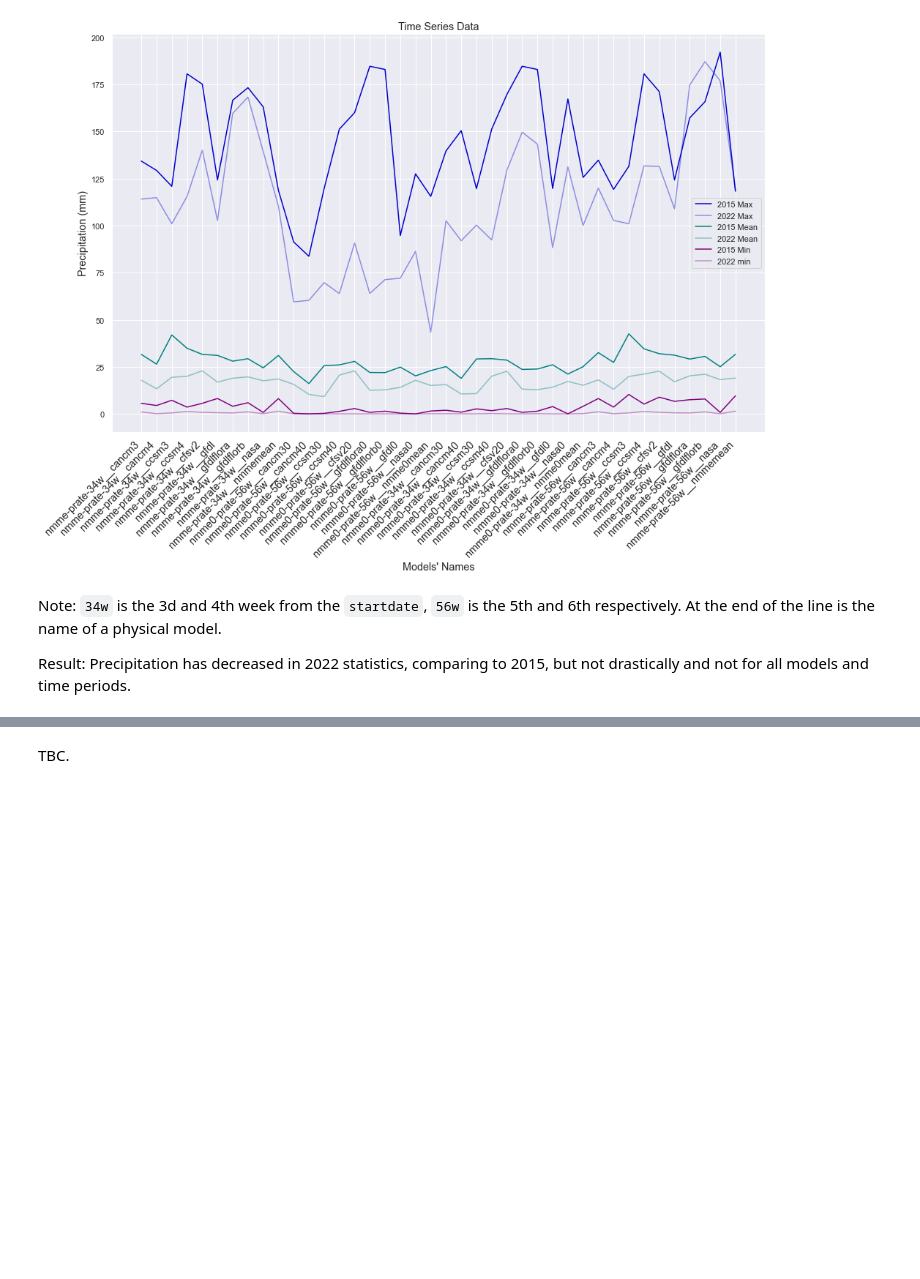
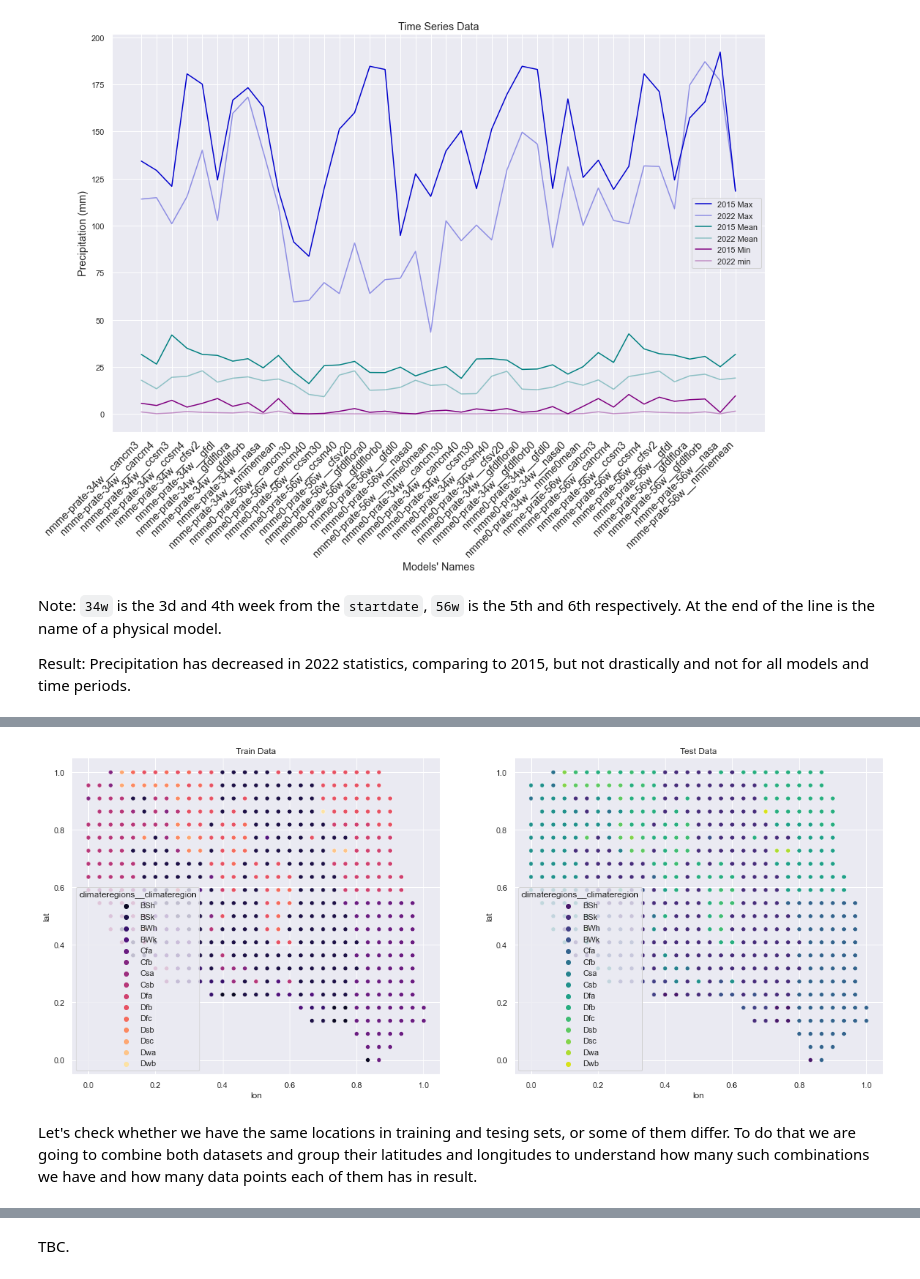
Before and after one commit to 3quetra/portfolio, a Jupyter notebook: ml/deep_learning/time_series/wids_datathon_2023/eda_temp_prediction.ipynb, the cells around one changed output, grey strips where cells are left out. Cells and saved outputs as stored; diff of their text form; code cells hidden in the pictures; blank space fills up the shorter version.

```diff
--- a/ml/deep_learning/time_series/wids_datathon_2023/eda_temp_prediction.ipynb
+++ b/ml/deep_learning/time_series/wids_datathon_2023/eda_temp_prediction.ipynb
@@ -414,0 +483,3 @@ regions
+# %%
+dp_by_region_train = train_data.groupby(['climateregions__climateregion', 'lat', 'lon']).size().to_frame('data_ponts_count').reset_index(drop=False)
+dp_by_region_train
@@ -414,0 +519,3 @@ regions
+# %%
+dp_by_region_test = test_data.groupby(['climateregions__climateregion', 'lat', 'lon']).size().to_frame('data_ponts_count').reset_index(drop=False)
+dp_by_region_test
@@ -414,0 +554,15 @@ regions
+# %%
+# Set up figures
+fig, ax = plt.subplots(1,2, figsize=(20,8))
+# Draw scatterplots
+sns.scatterplot(data=dp_by_region_train, y='lat', x='lon', hue='climateregions__climateregion', palette='magma', ax=ax[0])
+sns.scatterplot(data=dp_by_region_test, y='lat', x='lon', hue='climateregions__climateregion', palette='viridis', ax=ax[1])
+# Add descriptions
+ax[0].set_title('Train Data')
+ax[1].set_title('Test Data')
+# Display plots
+plt.show()
+# %% [output]
+[figure, added]
+# %% [markdown]
+Let's check whether we have the same locations in training and tesing sets, or some of them differ. To do that we are going to combine both datasets and group their latitudes and longitudes to understand how many such combinations we have and how many data points each of them has in result.
```
Also changed, not shown: parts of 26 cells of this notebook.
